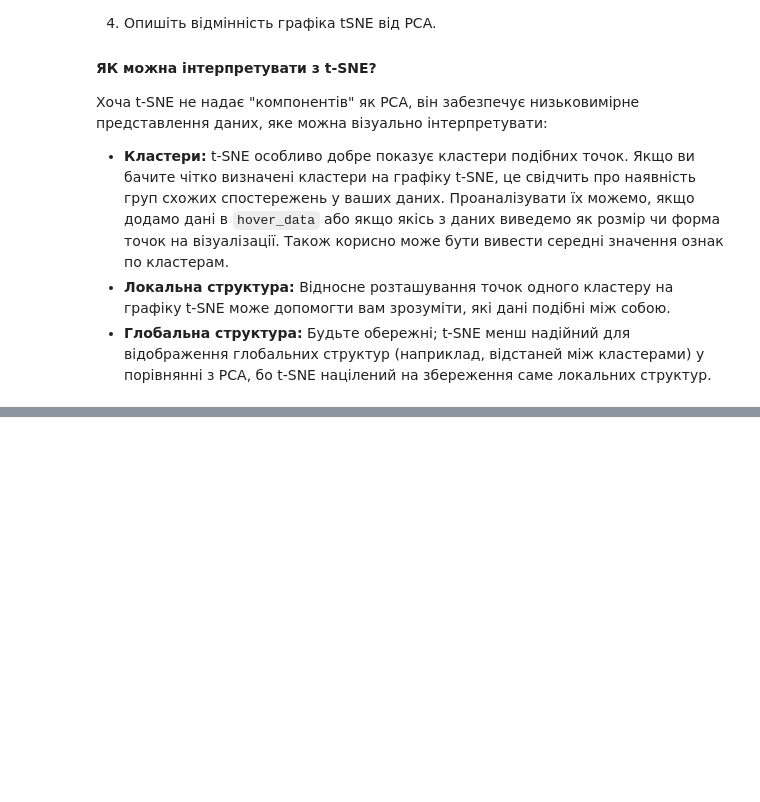
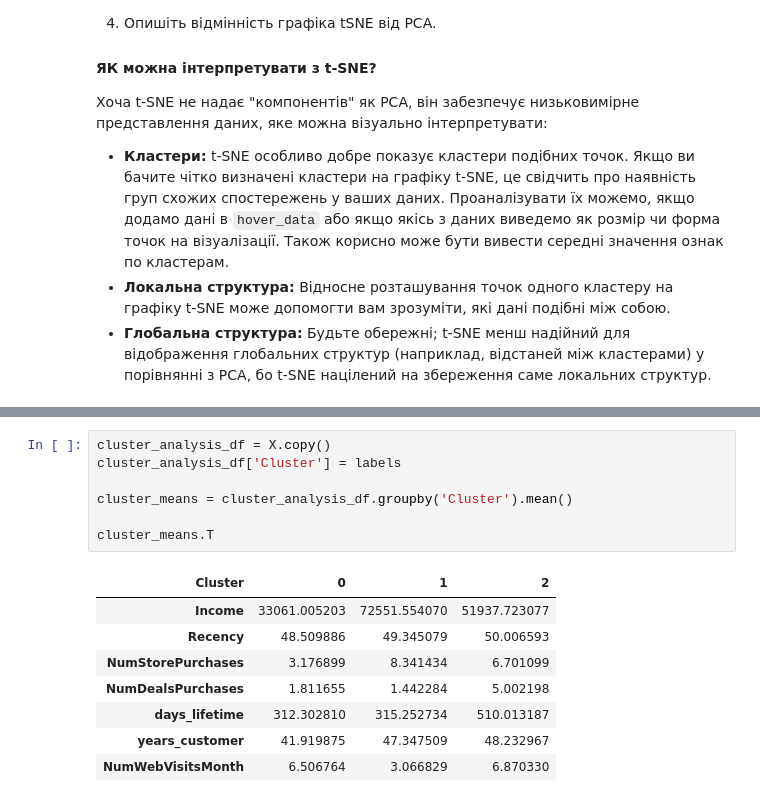
Before and after one commit to sekhahelina/ML_tasks, a Jupyter notebook: Module3/HW_Методи_пониження_розмірності.ipynb, the cells around one changed output, grey strips where cells are left out. Drawn from its saved outputs; the diff is of its cells as text; blank space fills up the shorter version.

```diff
--- a/Module3/HW_Методи_пониження_розмірності.ipynb
+++ b/Module3/HW_Методи_пониження_розмірності.ipynb
@@ -287,0 +357,16 @@ loadings
+# %%
+cluster_analysis_df = X.copy()
+cluster_analysis_df['Cluster'] = labels
+
+cluster_means = cluster_analysis_df.groupby('Cluster').mean()
+
+cluster_means.T
+# %% [output]
+| Cluster | 0 | 1 | 2 |
+| Income | 33061.005203 | 72551.554070 | 51937.723077 |
+| Recency | 48.509886 | 49.345079 | 50.006593 |
+| NumStorePurchases | 3.176899 | 8.341434 | 6.701099 |
+| NumDealsPurchases | 1.811655 | 1.442284 | 5.002198 |
+| days_lifetime | 312.302810 | 315.252734 | 510.013187 |
+| years_customer | 41.919875 | 47.347509 | 48.232967 |
+| NumWebVisitsMonth | 6.506764 | 3.066829 | 6.870330 |
```
Also changed, not shown: parts of 15 cells of this notebook.
